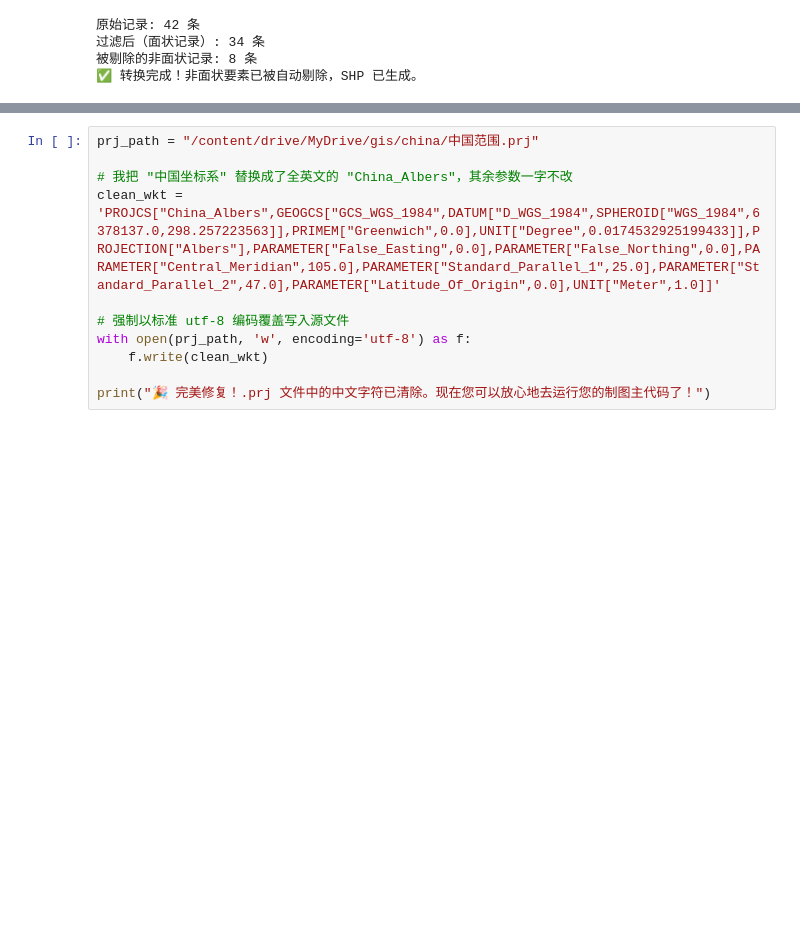
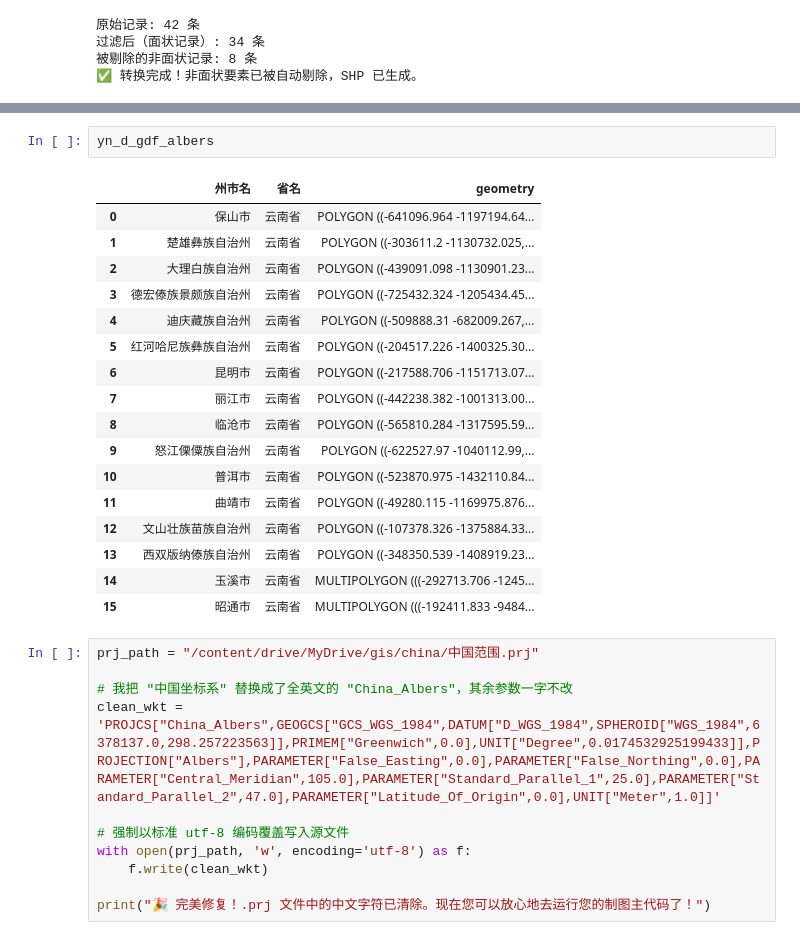
Before and after one commit to hongxu-yn/Drought-monitoring-and-assessment, a Jupyter notebook: src/研究区概况.ipynb, the cells around one changed output, grey strips where cells are left out. Saved outputs shown, nothing was run; the diff lists cells and outputs as text; blank space fills up the shorter version.

```diff
--- a/src/研究区概况.ipynb
+++ b/src/研究区概况.ipynb
@@ -458,5 +531,25 @@ print(f"PDF saved to: {out_pdf}")
 PNG saved to: /content/drive/MyDrive/Drought-monitoring-and-assessment/figures/Fig1_study_area_SCI_Albers_cn_outline.png
 PDF saved to: /content/drive/MyDrive/Drought-monitoring-and-assessment/figures/Fig1_study_area_SCI_Albers_cn_outline.pdf
+# %%
+yn_d_gdf_albers
+# %% [output]
+|  | 州市名 | 省名 | geometry |
+| 0 | 保山市 | 云南省 | POLYGON ((-641096.964 -1197194.64... |
+| 1 | 楚雄彝族自治州 | 云南省 | POLYGON ((-303611.2 -1130732.025,... |
+| 2 | 大理白族自治州 | 云南省 | POLYGON ((-439091.098 -1130901.23... |
+| 3 | 德宏傣族景颇族自治州 | 云南省 | POLYGON ((-725432.324 -1205434.45... |
+| 4 | 迪庆藏族自治州 | 云南省 | POLYGON ((-509888.31 -682009.267,... |
+| 5 | 红河哈尼族彝族自治州 | 云南省 | POLYGON ((-204517.226 -1400325.30... |
+| 6 | 昆明市 | 云南省 | POLYGON ((-217588.706 -1151713.07... |
+| 7 | 丽江市 | 云南省 | POLYGON ((-442238.382 -1001313.00... |
+| 8 | 临沧市 | 云南省 | POLYGON ((-565810.284 -1317595.59... |
+| 9 | 怒江傈僳族自治州 | 云南省 | POLYGON ((-622527.97 -1040112.99,... |
+| 10 | 普洱市 | 云南省 | POLYGON ((-523870.975 -1432110.84... |
+| 11 | 曲靖市 | 云南省 | POLYGON ((-49280.115 -1169975.876... |
+| 12 | 文山壮族苗族自治州 | 云南省 | POLYGON ((-107378.326 -1375884.33... |
+| 13 | 西双版纳傣族自治州 | 云南省 | POLYGON ((-348350.539 -1408919.23... |
+| 14 | 玉溪市 | 云南省 | MULTIPOLYGON (((-292713.706 -1245... |
+| 15 | 昭通市 | 云南省 | MULTIPOLYGON (((-192411.833 -9484... |
 # %%
 prj_path = "/content/drive/MyDrive/gis/china/中国范围.prj"
 
```
Also changed, not shown: parts of 1 cell of this notebook.
